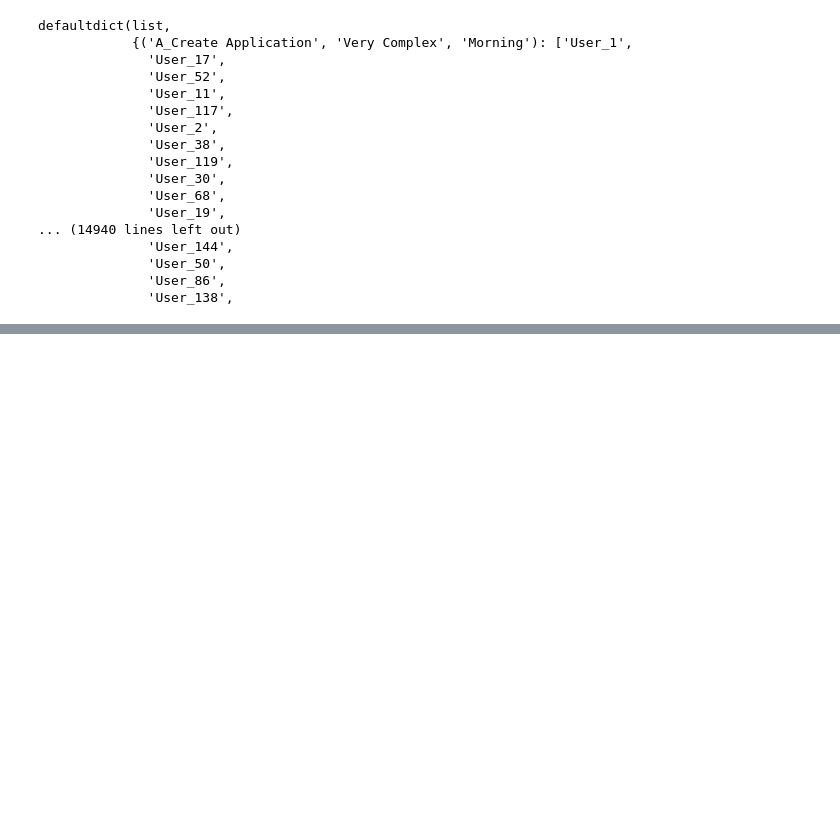
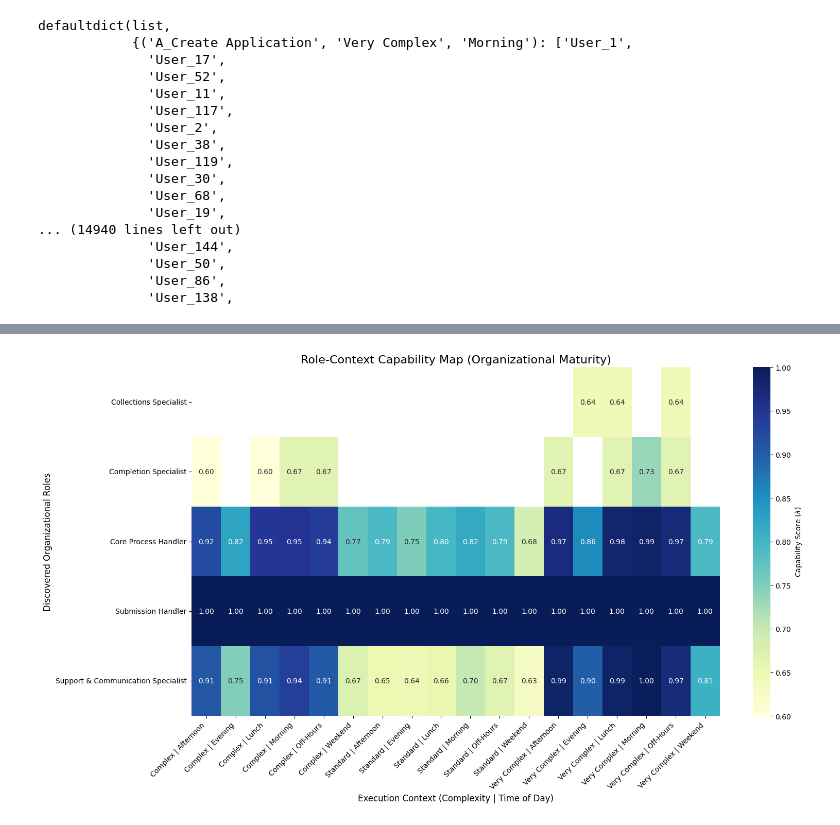
Before and after one commit to moritzhwnr/BPI_Simulation, a Jupyter notebook: resource_permissions/role_permission.ipynb, the cells around one changed output, grey strips where cells are left out. Cells and saved outputs as stored; diff of their text form; code cells hidden in the pictures; blank space fills up the shorter version.

```diff
--- a/resource_permissions/role_permission.ipynb
+++ b/resource_permissions/role_permission.ipynb
@@ -100,0 +126,4 @@ Process complete.
+# %%
+rp.plot_capability_heatmap(capabilities, role_names)
+# %% [output]
+[figure, added]
```
Also changed, not shown: parts of 3 cells of this notebook, 9 other files.
